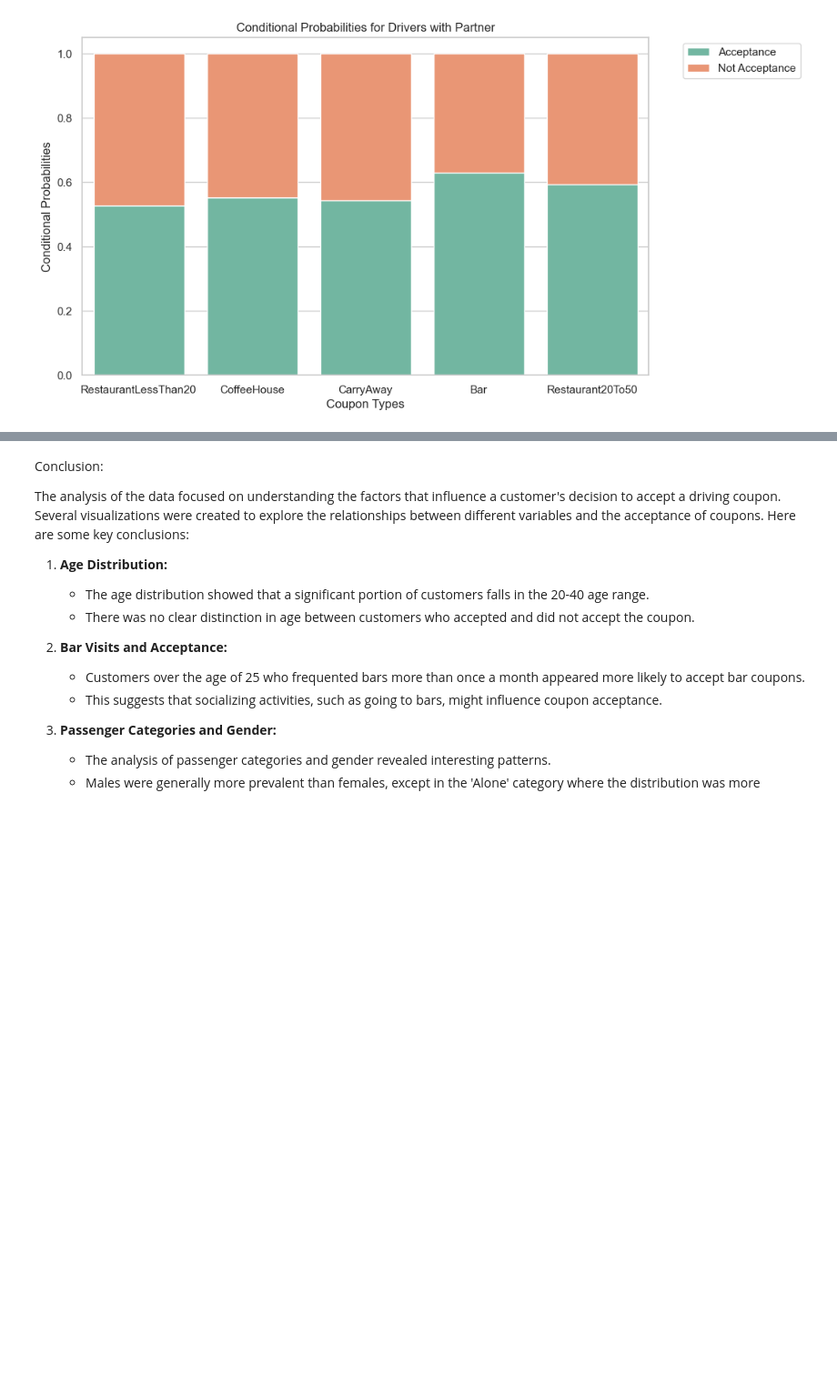
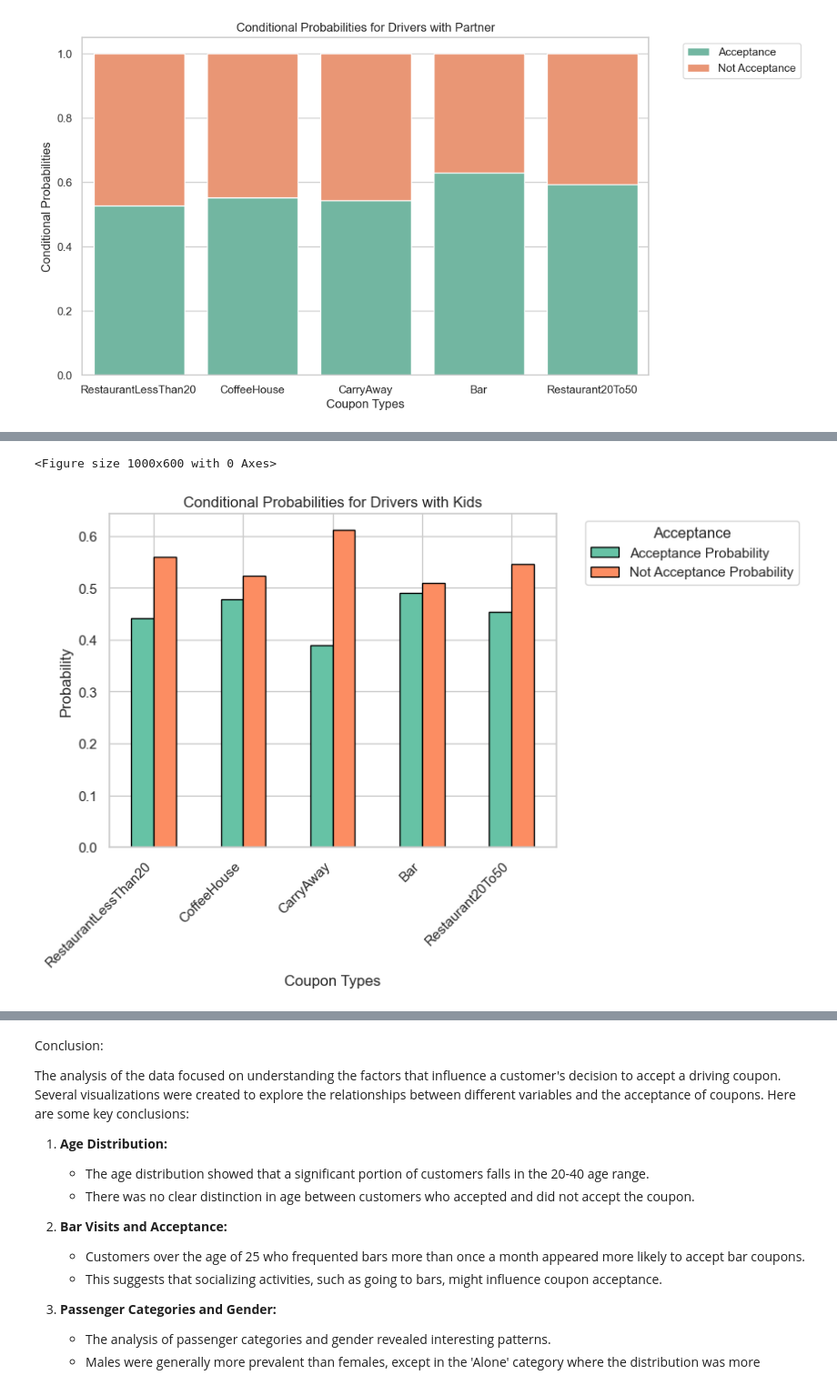
Before and after one commit to bigonil/BH-PCMLAI, a Jupyter notebook: p_assign_app_5_1/prompt.ipynb, the cells around one changed output, grey strips where cells are left out. Shown at 91% size. Drawn from its saved outputs; the diff is of its cells as text; code cells hidden in the pictures; blank space fills up the shorter version.

```diff
--- a/p_assign_app_5_1/prompt.ipynb
+++ b/p_assign_app_5_1/prompt.ipynb
@@ -1643,0 +1710,16 @@ plt.show()
+# %%
+# Set a color palette with two distinct colors
+colors = sns.color_palette("Set2", n_colors=2)
+
+# Create a bar plot for conditional probabilities
+plt.figure(figsize=(10, 6))
+conditional_probabilities_df.plot(kind='bar', color=colors, edgecolor='black')
+plt.title('Conditional Probabilities for Drivers with Kids')
+plt.xlabel('Coupon Types')
+plt.ylabel('Probability')
+plt.legend(title='Acceptance', bbox_to_anchor=(1.05, 1), loc='upper left')
+plt.xticks(rotation=45, ha='right')
+plt.show()
+# %% [output]
+<Figure size 1000x600 with 0 Axes>
+[figure, added]
```
Also changed, not shown: parts of 8 cells of this notebook.
